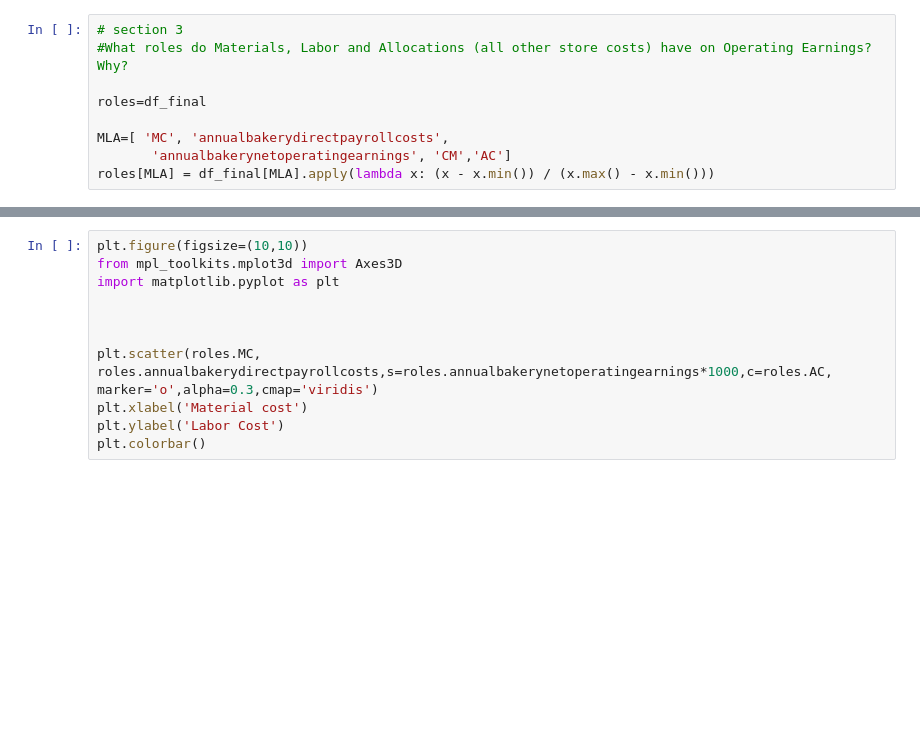
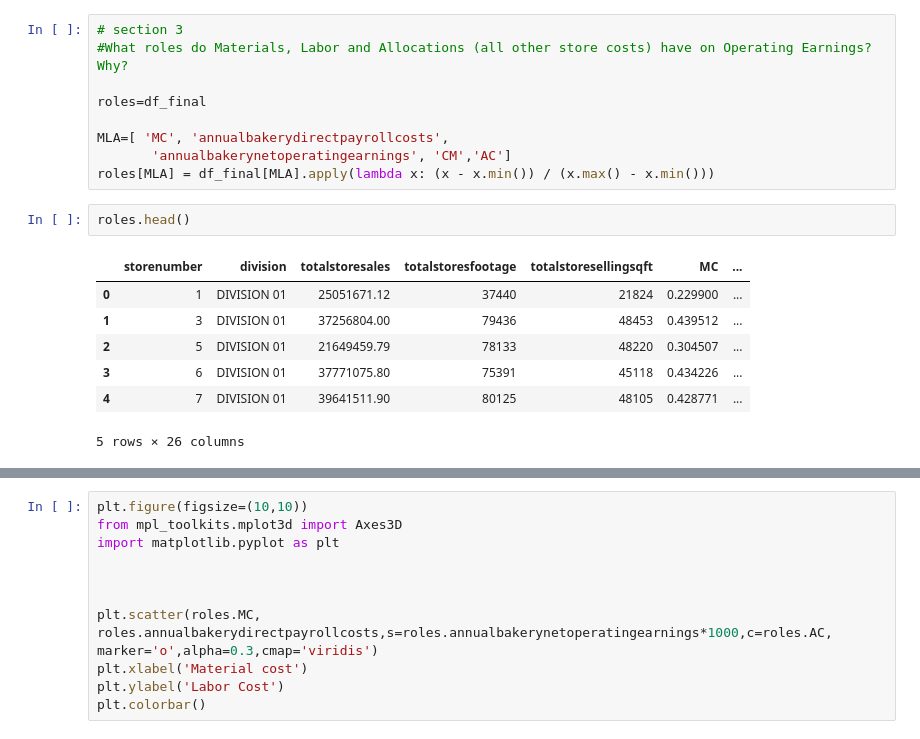
Before and after one commit to nitzmali/Kaggle, a Jupyter notebook: Food industry/EDA 2 +ML.ipynb, the cells around one changed output, grey strips where cells are left out. Saved outputs shown, nothing was run; the diff lists cells and outputs as text; blank space fills up the shorter version.

```diff
--- a/Food industry/EDA 2 +ML.ipynb
+++ b/Food industry/EDA 2 +ML.ipynb
@@ -298,3 +298,13 @@ roles=df_final
 MLA=[ 'MC', 'annualbakerydirectpayrollcosts',
        'annualbakerynetoperatingearnings', 'CM','AC']
 roles[MLA] = df_final[MLA].apply(lambda x: (x - x.min()) / (x.max() - x.min()))
+# %%
+roles.head()
+# %% [output]
+|  | storenumber | division | totalstoresales | totalstoresfootage | totalstoresellingsqft | MC | ... |
+| 0 | 1 | DIVISION 01 | 25051671.12 | 37440 | 21824 | 0.229900 | ... |
+| 1 | 3 | DIVISION 01 | 37256804.00 | 79436 | 48453 | 0.439512 | ... |
+| 2 | 5 | DIVISION 01 | 21649459.79 | 78133 | 48220 | 0.304507 | ... |
+| 3 | 6 | DIVISION 01 | 37771075.80 | 75391 | 45118 | 0.434226 | ... |
+| 4 | 7 | DIVISION 01 | 39641511.90 | 80125 | 48105 | 0.428771 | ... |
+5 rows × 26 columns
```
Also changed, not shown: parts of 2 cells of this notebook, 1 other file.
